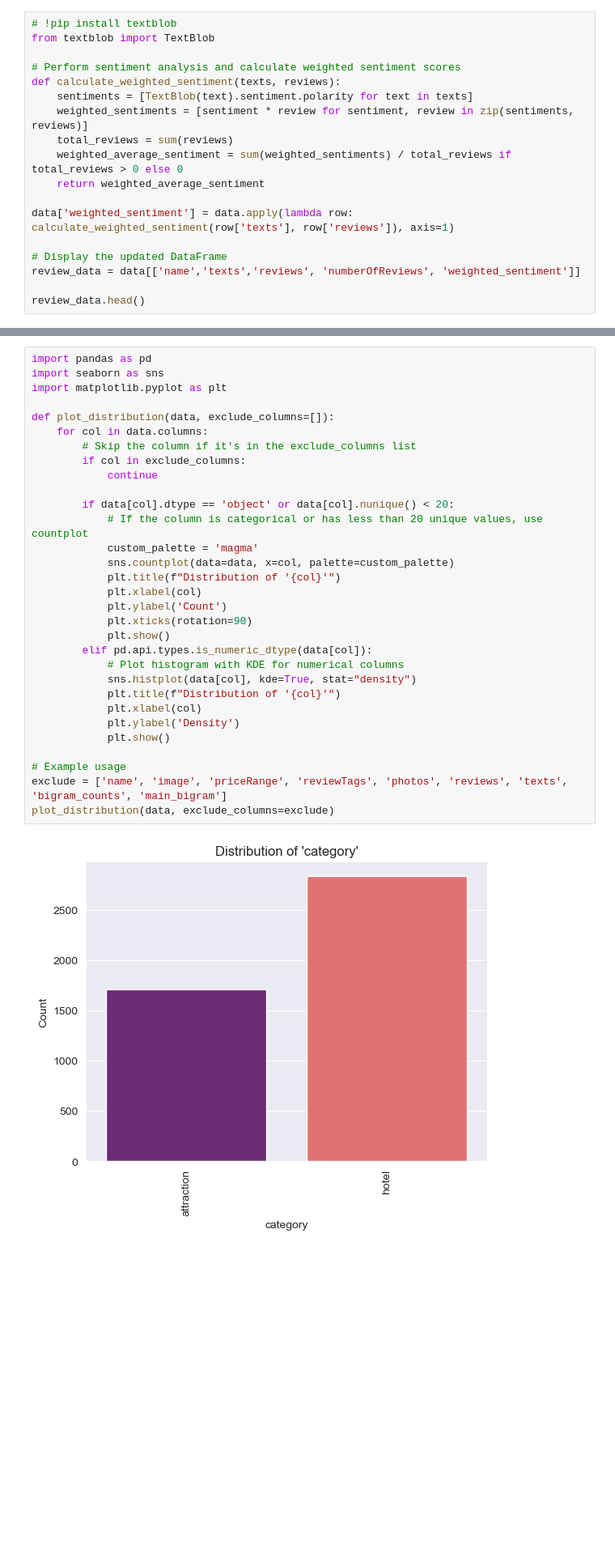
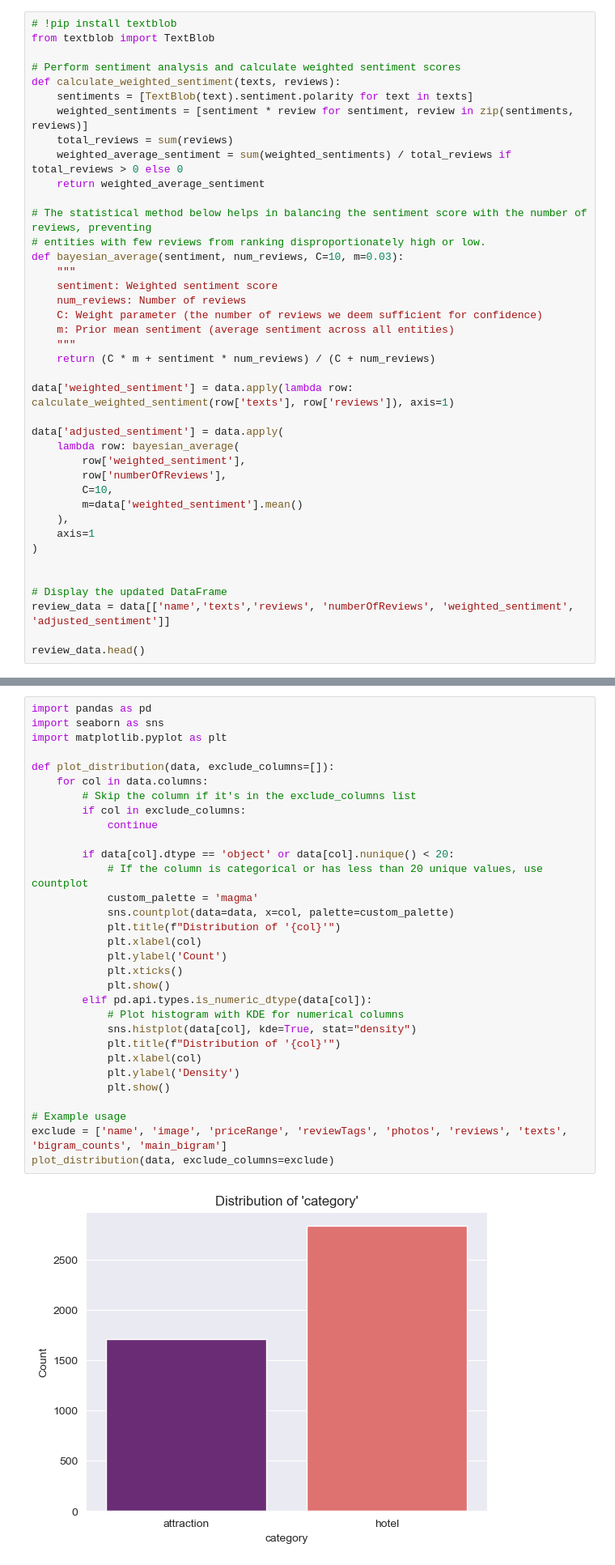
Before and after one commit to Misfit911/SafariHub, a Jupyter notebook: safarihub.ipynb, the cells around one changed output, grey strips where cells are left out. Shown at 81% size. Drawn from its saved outputs; the diff is of its cells as text; blank space fills up the shorter version.

Commit message:
Data Prep DONE

```diff
--- a/safarihub.ipynb
+++ b/safarihub.ipynb
@@ -652,10 +555,32 @@ def calculate_weighted_sentiment(texts, reviews):
     weighted_average_sentiment = sum(weighted_sentiments) / total_reviews if total_reviews > 0 else 0
     return weighted_average_sentiment
 
+# The statistical method below helps in balancing the sentiment score with the number of reviews, preventing
+# entities with few reviews from ranking disproportionately high or low.
+def bayesian_average(sentiment, num_reviews, C=10, m=0.03):
+    """
+    sentiment: Weighted sentiment score
+    num_reviews: Number of reviews
+    C: Weight parameter (the number of reviews we deem sufficient for confidence)
+    m: Prior mean sentiment (average sentiment across all entities)
+    """
+    return (C * m + sentiment * num_reviews) / (C + num_reviews)
+
 data['weighted_sentiment'] = data.apply(lambda row: calculate_weighted_sentiment(row['texts'], row['reviews']), axis=1)
 
+data['adjusted_sentiment'] = data.apply(
+    lambda row: bayesian_average(
+        row['weighted_sentiment'],
+        row['numberOfReviews'],
+        C=10,
+        m=data['weighted_sentiment'].mean()
+    ),
+    axis=1
+)
+
+
 # Display the updated DataFrame
-review_data = data[['name','texts','reviews', 'numberOfReviews', 'weighted_sentiment']]
+review_data = data[['name','texts','reviews', 'numberOfReviews', 'weighted_sentiment', 'adjusted_sentiment']]
 
 review_data.head()
 # %% [output]
@@ -782,32 +769,32 @@ Error fetching image from https://media-cdn.tripadvisor.com/media/photo-o/15/ae/
 import pandas as pd
 import seaborn as sns
 import matplotlib.pyplot as plt
 
 def plot_distribution(data, exclude_columns=[]):
     for col in data.columns:
         # Skip the column if it's in the exclude_columns list
         if col in exclude_columns:
             continue
 
         if data[col].dtype == 'object' or data[col].nunique() < 20:
             # If the column is categorical or has less than 20 unique values, use countplot
             custom_palette = 'magma'
             sns.countplot(data=data, x=col, palette=custom_palette)
             plt.title(f"Distribution of '{col}'")
             plt.xlabel(col)
             plt.ylabel('Count')
-            plt.xticks(rotation=90)
+            plt.xticks()
             plt.show()
         elif pd.api.types.is_numeric_dtype(data[col]):
             # Plot histogram with KDE for numerical columns
             sns.histplot(data[col], kde=True, stat="density")
             plt.title(f"Distribution of '{col}'")
             plt.xlabel(col)
             plt.ylabel('Density')
             plt.show()
 
 # Example usage
 exclude = ['name', 'image', 'priceRange', 'reviewTags', 'photos', 'reviews', 'texts', 'bigram_counts', 'main_bigram']
 plot_distribution(data, exclude_columns=exclude)
 # %% [output]
-[figure, old version]
+[figure, new version]
```
Also changed, not shown: parts of 45 cells of this notebook.
